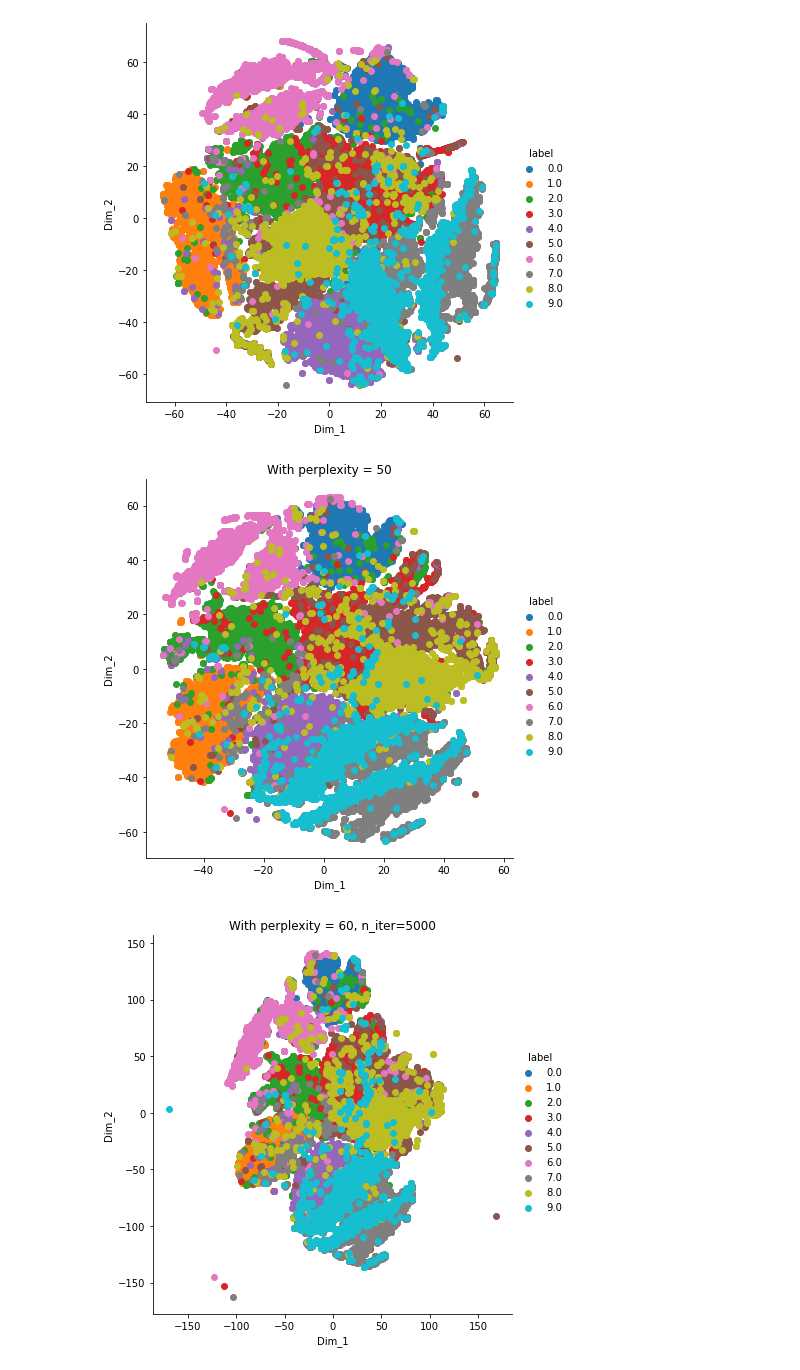
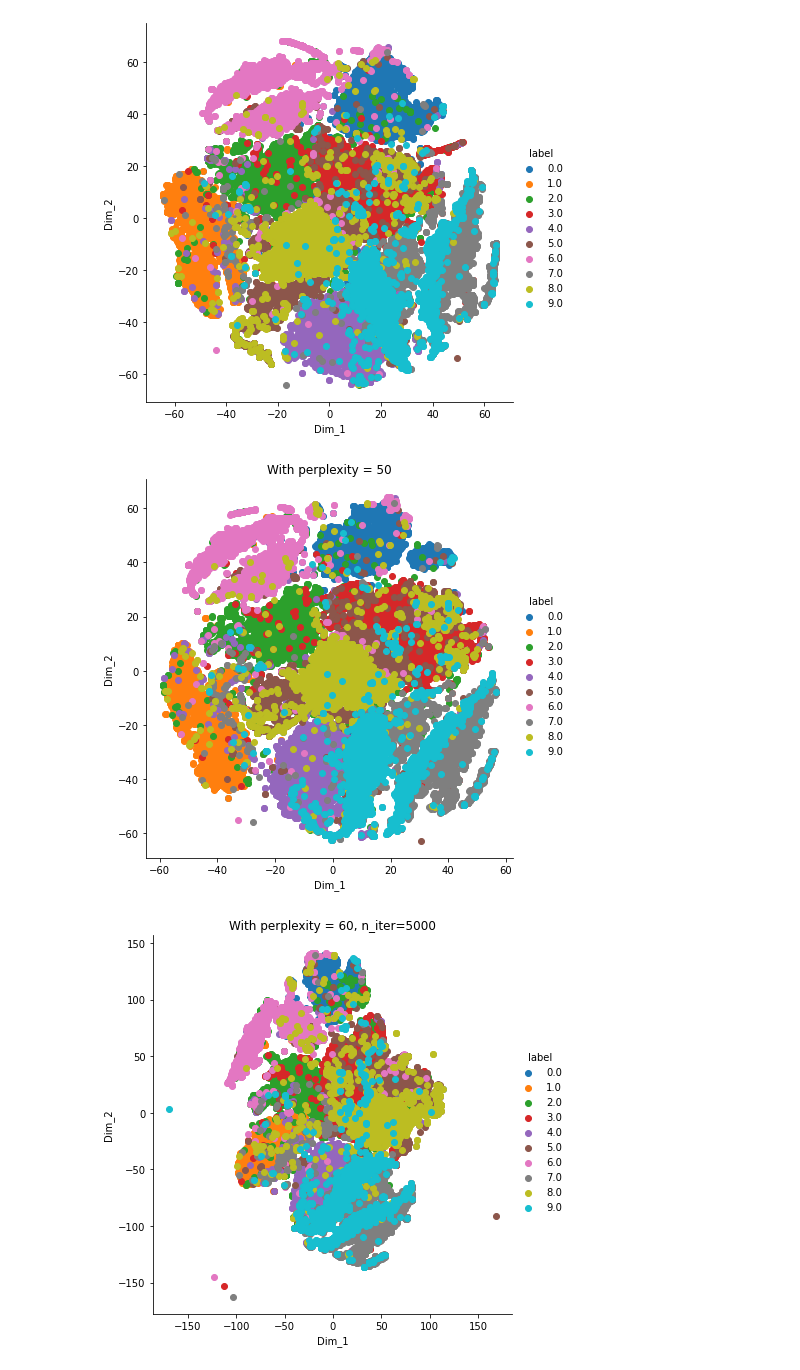
Before and after one commit to Udaykumar447/Real-World-Data-Science-Projects, a Jupyter notebook: Dimensionality Reduction - PCA, TSNE on MNIST dataset/mnist_pca_tsne.ipynb, the cells around one changed output. Saved outputs shown, nothing was run; the diff lists cells and outputs as text; code cells hidden in the pictures.

```diff
--- a/Dimensionality Reduction - PCA, TSNE on MNIST dataset/mnist_pca_tsne.ipynb
+++ b/Dimensionality Reduction - PCA, TSNE on MNIST dataset/mnist_pca_tsne.ipynb
@@ -222,19 +222,19 @@ plt.show()
 [figure]
 # %%
 # TSNE with perplexity with 50
-model = TSNE(n_components=2, random_state=0, perplexity=50)
+model = TSNE(n_components=2, random_state=0, perplexity=40)
 tsne_data = model.fit_transform(data)
 
 # creating a new data fram which help us in ploting the result data
 tsne_data = np.vstack((tsne_data.T, labels)).T
 tsne_df = pd.DataFrame(data=tsne_data, columns=("Dim_1", "Dim_2", "label"))
 
 # Ploting the result of tsne
 sn.FacetGrid(tsne_df, hue="label", height=6).map(plt.scatter, 'Dim_1', 'Dim_2').add_legend()
 plt.title('With perplexity = 50')
 plt.show()
 # %% [output]
-[figure, old version]
+[figure, new version]
 # %%
 # TSNE with perplexity with 80, iterations = 5000
 model = TSNE(n_components=2, random_state=0, perplexity=70,  n_iter=5000)
```
